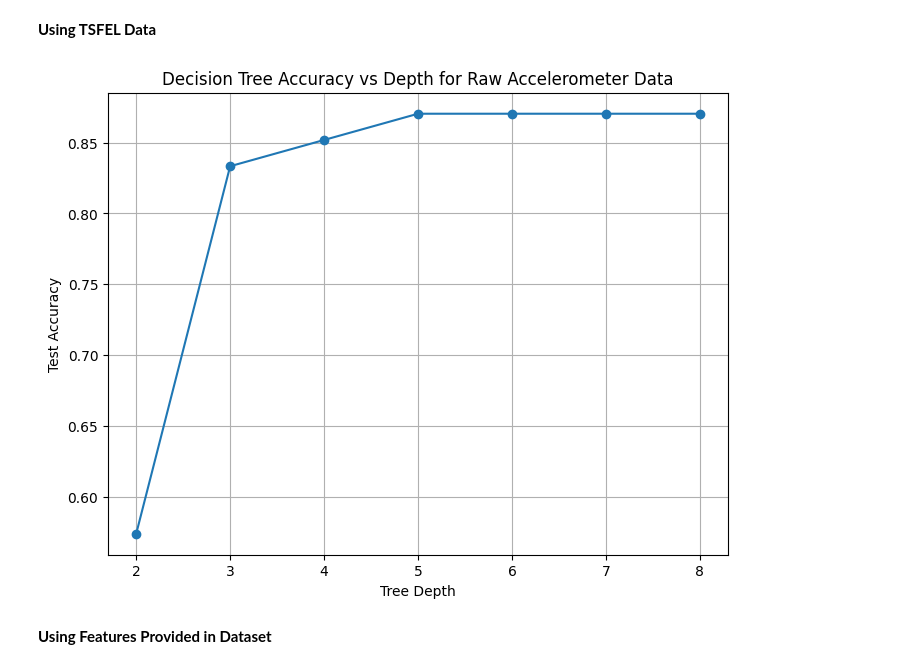
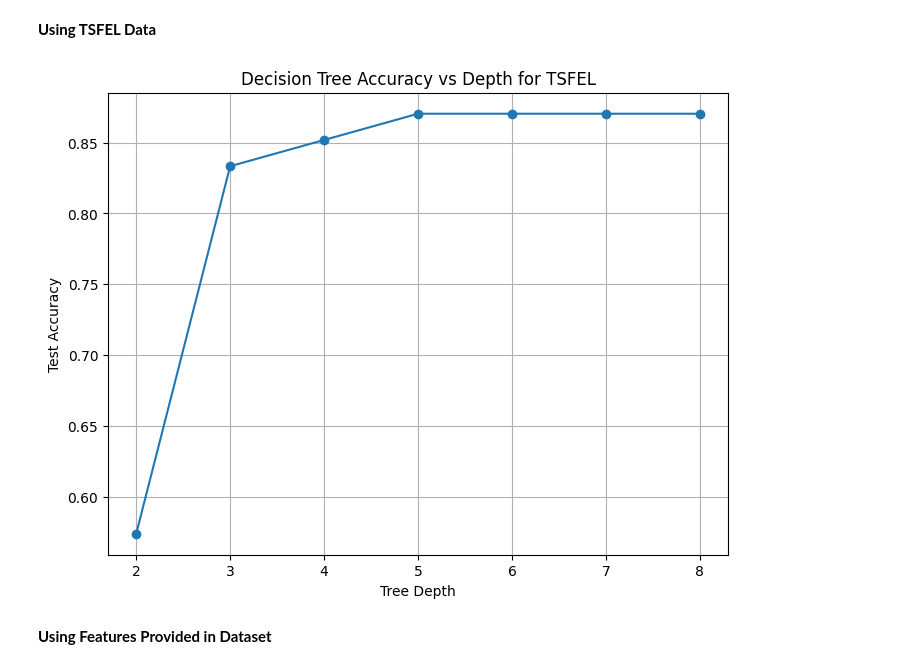
Before and after one commit to Tanushka-Sonde/ES335-assignment-1, a Jupyter notebook: HAR/DecisionTreesForHAR.ipynb, the cells around one changed output. Saved outputs shown, nothing was run; the diff lists cells and outputs as text; code cells hidden in the pictures.

Commit message:
final task 2 TSFEL

```diff
--- a/HAR/DecisionTreesForHAR.ipynb
+++ b/HAR/DecisionTreesForHAR.ipynb
@@ -286,24 +286,24 @@ plt.show()
 # %%
 accuracies = []
 
 # Train decision trees for varying depths and record accuracies
 for depth in range(2,9):
     model = DecisionTreeClassifier(max_depth=depth, random_state=42)
     model.fit(X_train_tsfel, y_train_tsfel)
     y_pred_t = model.predict(X_test_tsfel)
     acc = accuracy_score(y_test_tsfel, y_pred_t)
     accuracies.append(acc)
 
 # Plot test accuracy vs depth
 plt.figure(figsize=(8,6))
 plt.plot(range(2,9), accuracies, marker="o")
-plt.title("Decision Tree Accuracy vs Depth for Raw Accelerometer Data")
+plt.title("Decision Tree Accuracy vs Depth for TSFEL")
 plt.xlabel("Tree Depth")
 plt.ylabel("Test Accuracy")
 plt.grid(True)
 plt.show()
 # %% [output]
-[figure, old version]
+[figure, new version]
 # %% [markdown]
 **Using Features Provided in Dataset**
 # %%
```
